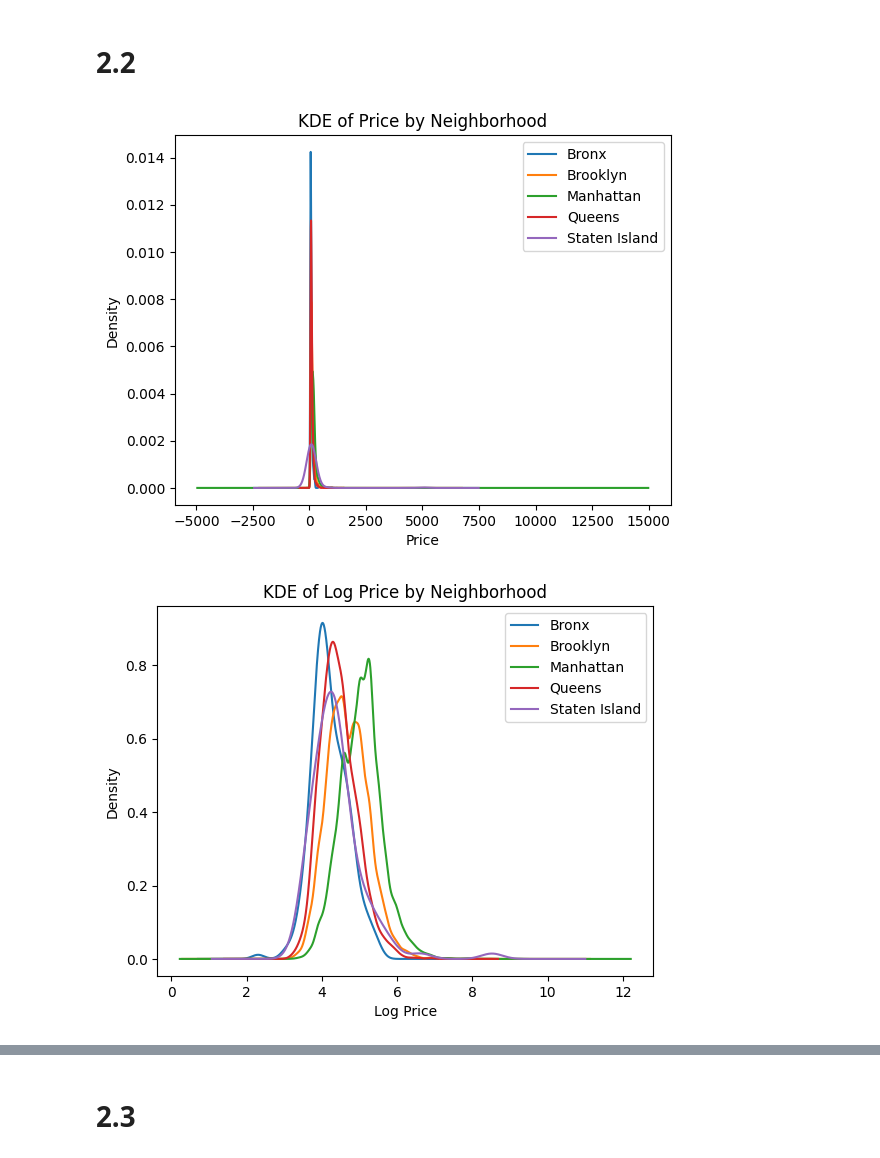
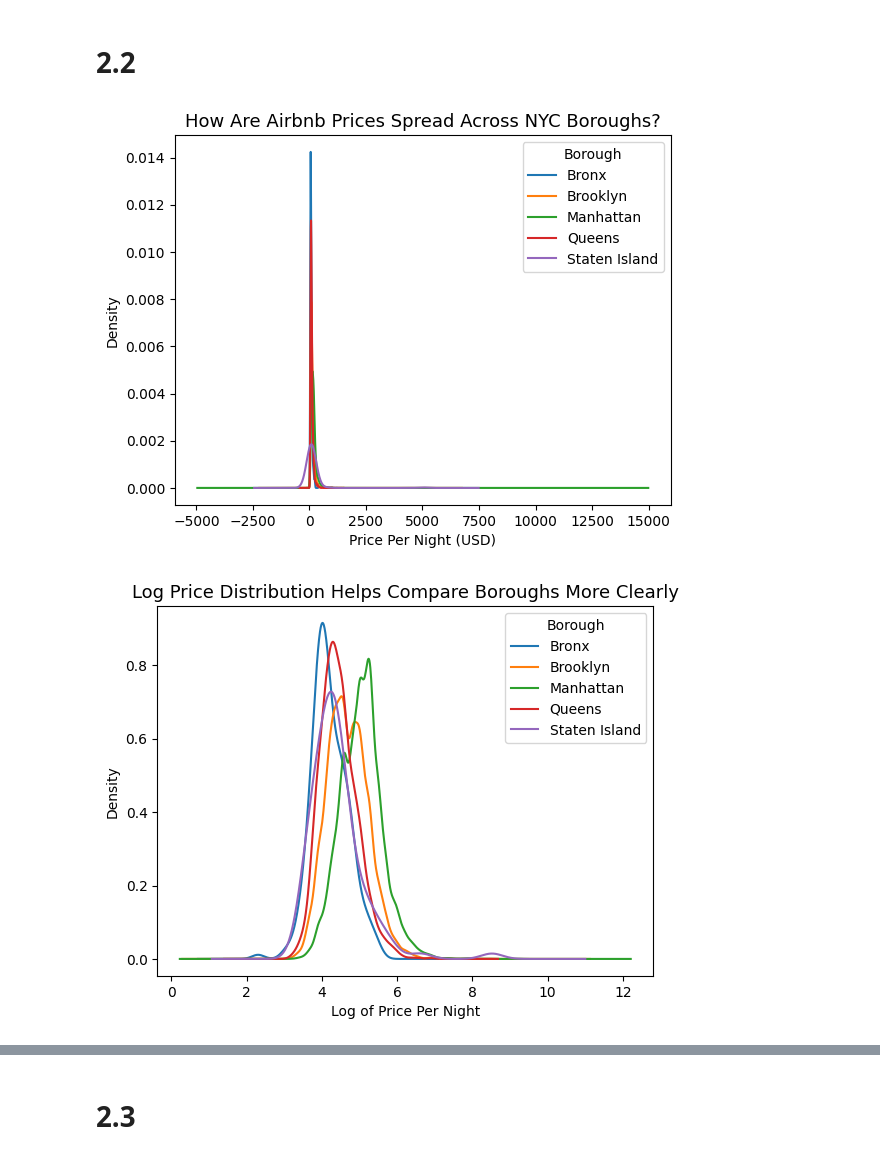
Before and after one commit to timlee717/undergrad_ml_assignments, a Jupyter notebook: 03_assignment_linear_models.ipynb, the cells around one changed output, grey strips where cells are left out. Cells and saved outputs as stored; diff of their text form; code cells hidden in the pictures.

```diff
--- a/03_assignment_linear_models.ipynb
+++ b/03_assignment_linear_models.ipynb
@@ -112,24 +112,24 @@ Most expensive borough: Manhattan at $183.66 avg/night
 # %%
 #gives us a KDE plot of raw price
 fig, ax = plt.subplots()
 for name, grp in df.groupby("neighborhood"):
     grp["price"].plot(kind="kde", ax=ax, label=name)
-ax.set_title("KDE of Price by Neighborhood")
-ax.set_xlabel("Price")
-ax.legend()
+ax.set_title("How Are Airbnb Prices Spread Across NYC Boroughs?", fontsize=13)
+ax.set_xlabel("Price Per Night (USD)")
+ax.legend(title="Borough")
 plt.show()
 
 #gives us a KDE plot of log price
 fig, ax = plt.subplots()
 for name, grp in df.groupby("neighborhood"):
     grp["log_price"].plot(kind="kde", ax=ax, label=name)
-ax.set_title("KDE of Log Price by Neighborhood")
-ax.set_xlabel("Log Price")
-ax.legend()
+ax.set_title("Log Price Distribution Helps Compare Boroughs More Clearly", fontsize=13)
+ax.set_xlabel("Log of Price Per Night")
+ax.legend(title="Borough")
 plt.show()
 # %% [output]
-[figure, old version]
+[figure, new version]
-[figure, old version]
+[figure, new version]
 # %%
 
 mod_neighborhood = smf.ols("price ~ C(neighborhood)", data=df).fit()
```
Also changed, not shown: parts of 18 cells of this notebook.
